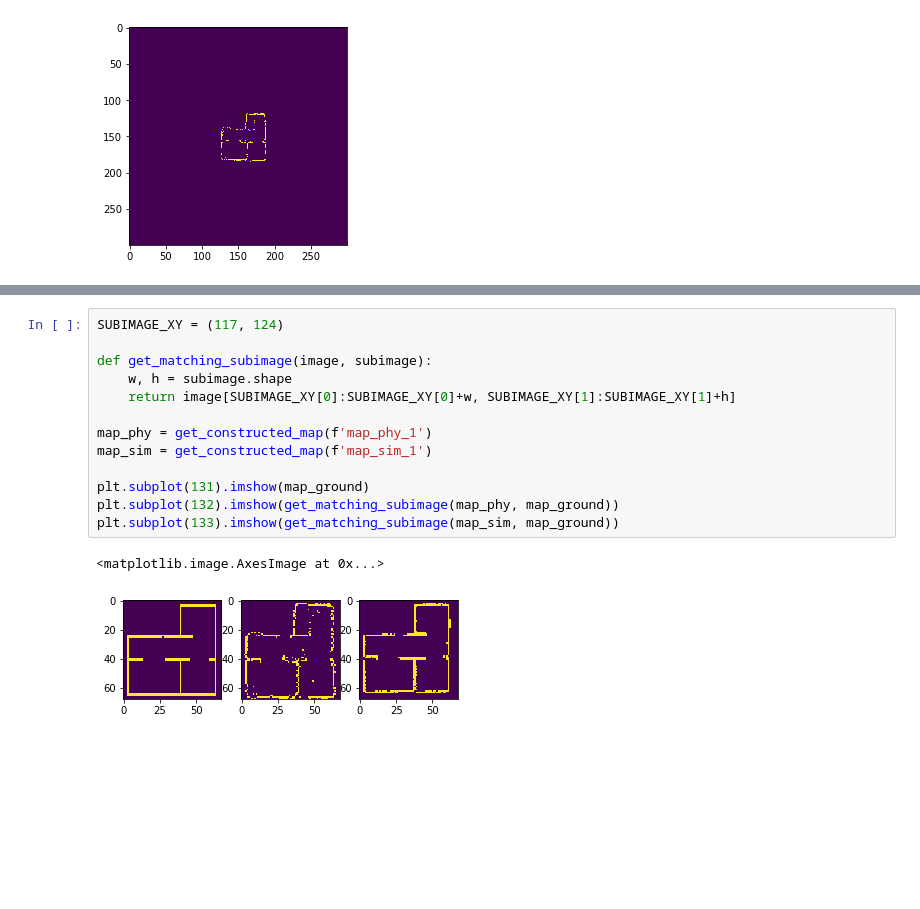
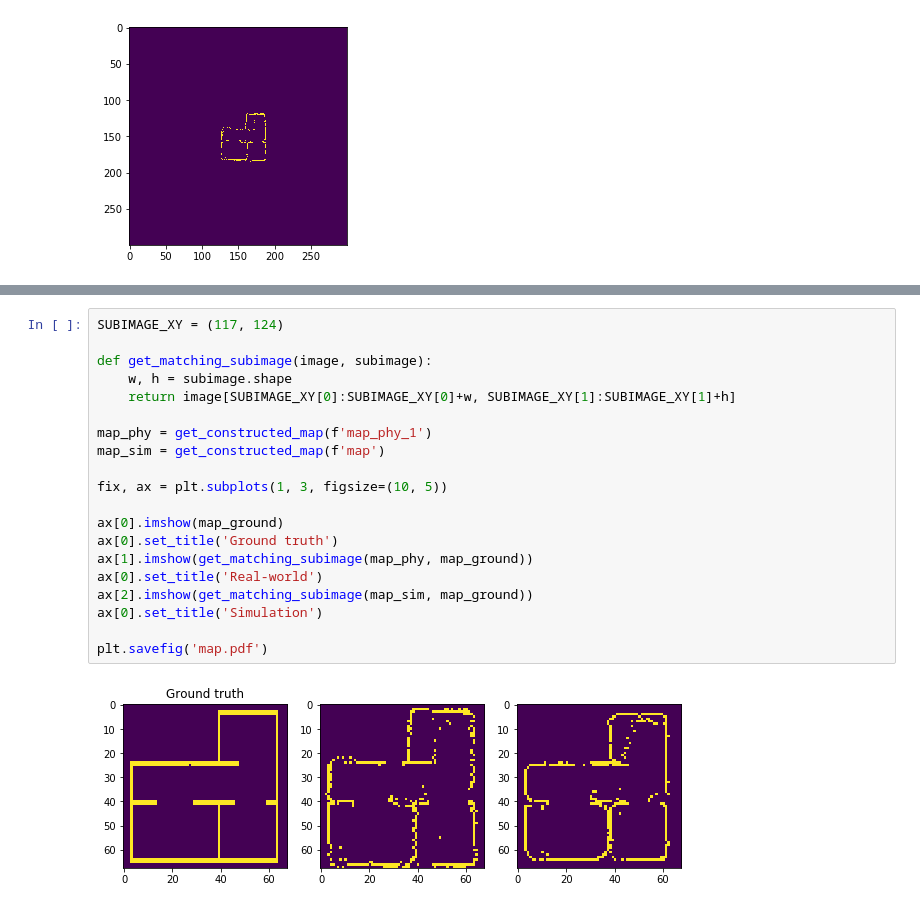
Before and after one commit to lukicdarkoo/epuck-ros2-various-analyses, a Jupyter notebook: MappingComparison.ipynb, the cells around one changed output, grey strips where cells are left out. Cells and saved outputs as stored; diff of their text form; blank space fills up the shorter version.

```diff
--- a/MappingComparison.ipynb
+++ b/MappingComparison.ipynb
@@ -82,16 +82,22 @@ print(iou, x, y)
 # %%
 SUBIMAGE_XY = (117, 124)
 
 def get_matching_subimage(image, subimage):
     w, h = subimage.shape
     return image[SUBIMAGE_XY[0]:SUBIMAGE_XY[0]+w, SUBIMAGE_XY[1]:SUBIMAGE_XY[1]+h]
 
 map_phy = get_constructed_map(f'map_phy_1')
-map_sim = get_constructed_map(f'map_sim_1')
+map_sim = get_constructed_map(f'map')
 
-plt.subplot(131).imshow(map_ground)
-plt.subplot(132).imshow(get_matching_subimage(map_phy, map_ground))
-plt.subplot(133).imshow(get_matching_subimage(map_sim, map_ground))
+fix, ax = plt.subplots(1, 3, figsize=(10, 5))
+
+ax[0].imshow(map_ground)
+ax[0].set_title('Ground truth')
+ax[1].imshow(get_matching_subimage(map_phy, map_ground))
+ax[0].set_title('Real-world')
+ax[2].imshow(get_matching_subimage(map_sim, map_ground))
+ax[0].set_title('Simulation')
+
+plt.savefig('map.pdf')
 # %% [output]
-<matplotlib.image.AxesImage at 0x...>
-[figure, old version]
+[figure, new version]
```
Also changed, not shown: parts of 1 cell of this notebook, 4 other files.
